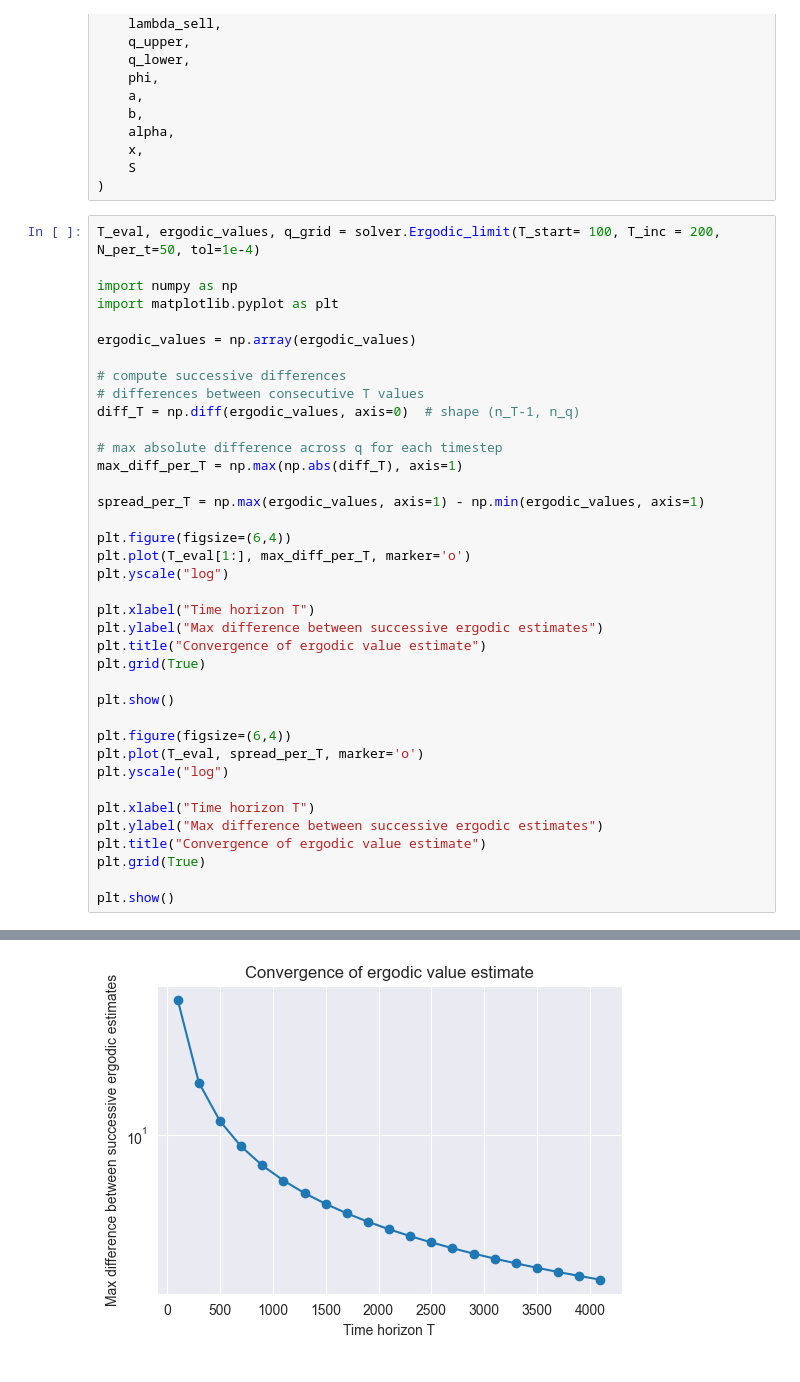
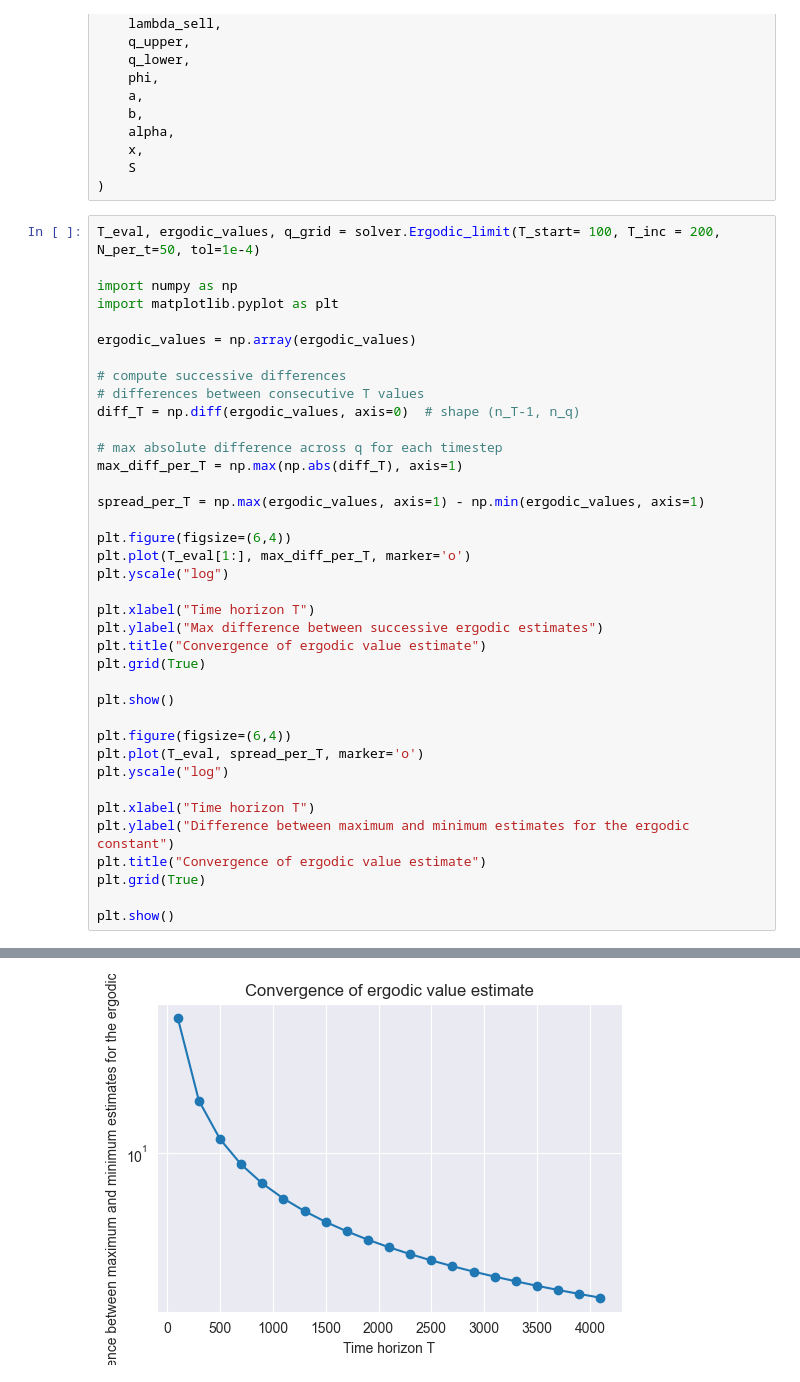
Before and after one commit to ben-jamie-son/mml-reinforcement-learning, a Jupyter notebook: MM_parmater_learning-main/Comparison_Sim.ipynb, the cells around one changed output, grey strips where cells are left out. Saved outputs shown, nothing was run; the diff lists cells and outputs as text.

```diff
--- a/MM_parmater_learning-main/Comparison_Sim.ipynb
+++ b/MM_parmater_learning-main/Comparison_Sim.ipynb
@@ -744,35 +752,35 @@ plt.grid(True)
 plt.show()
 
 plt.figure(figsize=(6,4))
 plt.plot(T_eval, spread_per_T, marker='o')
 plt.yscale("log")
 
 plt.xlabel("Time horizon T")
-plt.ylabel("Max difference between successive ergodic estimates")
+plt.ylabel("Difference between maximum and minimum estimates for the ergodic constant")
 plt.title("Convergence of ergodic value estimate")
 plt.grid(True)
 
 plt.show()
 # %% [output]
 T:500
 Difference:20.04838950245416
 T:700
 Difference:4.0031605040614755
 T:900
 Difference:1.7144828689669689
 T:1100
 Difference:0.9526158023377236
 T:1300
 Difference:0.6071537211015317
 T:1500
 Difference:0.41978762701090266
 ... (22 lines left out)
 T:3900
 Difference:0.046852981274355776
 T:4100
 Difference:0.04220137482749786
 [figure]
-[figure, old version]
+[figure, new version]
 # %%
 import numpy as np
 import matplotlib.pyplot as plt
```
Also changed, not shown: parts of 10 cells of this notebook, 3 other files.
